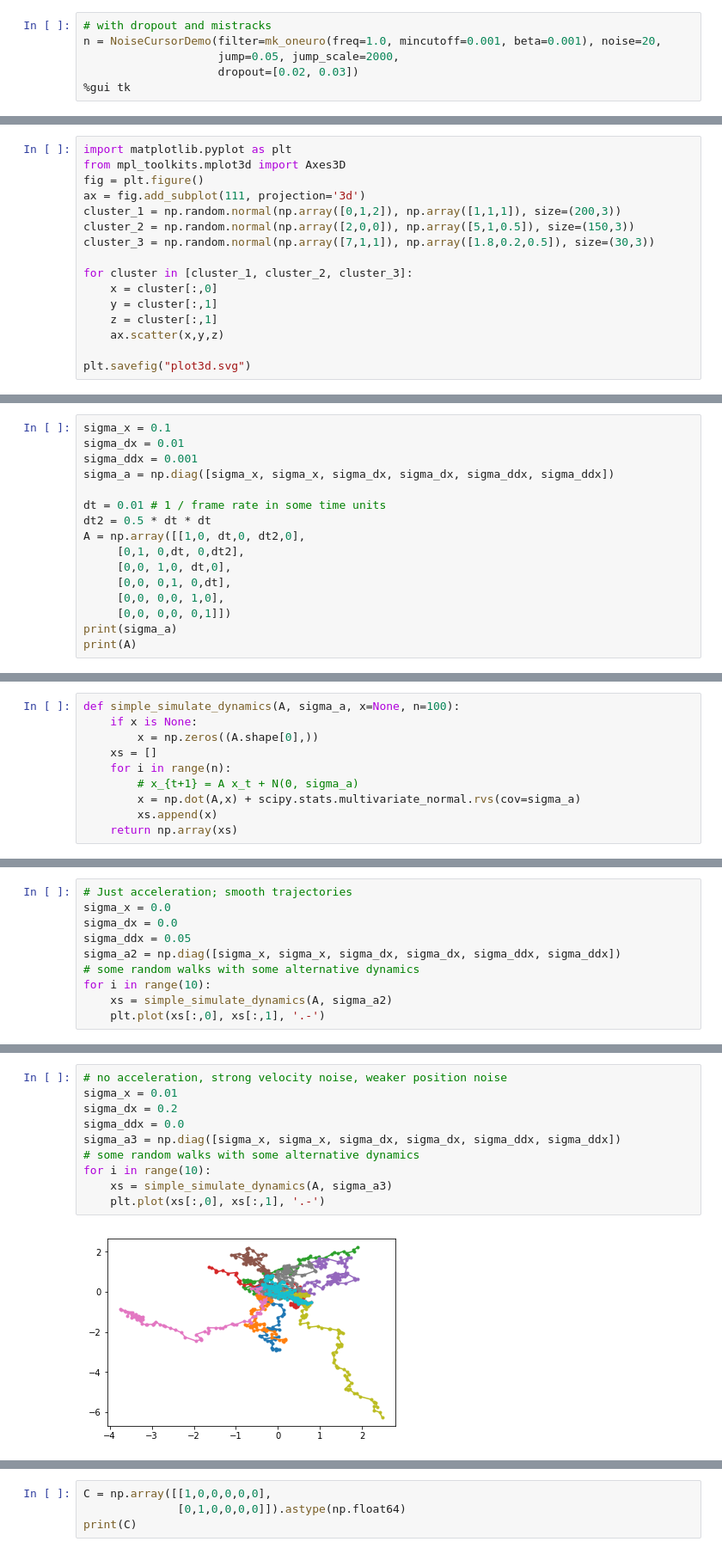
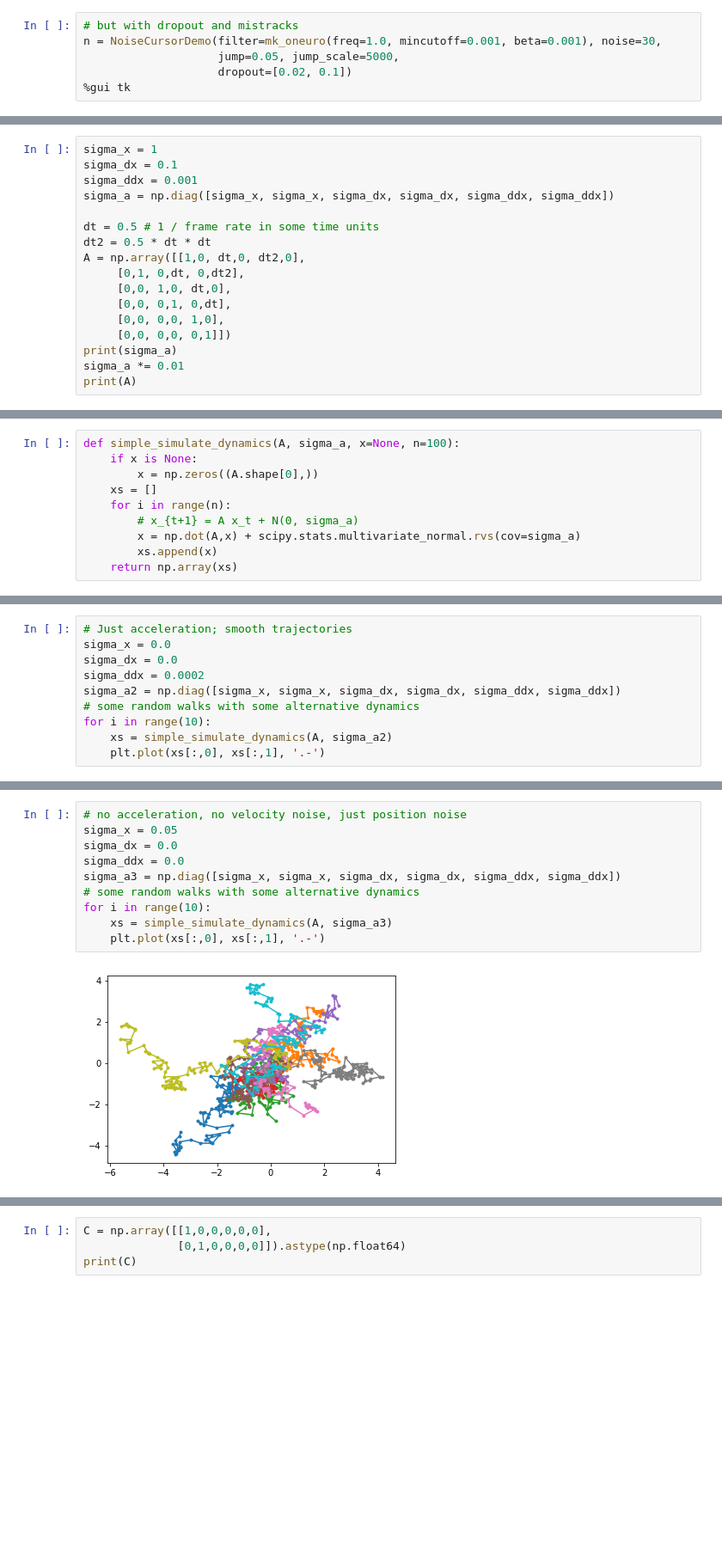
Before and after one commit to johnhw/summerschool2017, a Jupyter notebook: dynamic/dynamic_1.ipynb, the cells around one changed output, grey strips where cells are left out. Shown: that part at 86% size. Saved outputs shown, nothing was run; the diff lists cells and outputs as text; blank space fills up the shorter version.

Commit message:
Improved Kalman filter challenge

```diff
--- a/dynamic/dynamic_1.ipynb
+++ b/dynamic/dynamic_1.ipynb
@@ -251,8 +259,8 @@ Exiting...
 # %%
-# with dropout and mistracks
-n = NoiseCursorDemo(filter=mk_oneuro(freq=1.0, mincutoff=0.001, beta=0.001), noise=20,
-                    jump=0.05, jump_scale=2000,
-                    dropout=[0.02, 0.03])
+# but with dropout and mistracks
+n = NoiseCursorDemo(filter=mk_oneuro(freq=1.0, mincutoff=0.001, beta=0.001), noise=30,
+                    jump=0.05, jump_scale=5000,
+                    dropout=[0.02, 0.1])
 %gui tk
 # %% [output]
 Exiting...
@@ -322,16 +342,0 @@ sigma_plot([[6,0], [1.2,0.4]])
-# %%
-import matplotlib.pyplot as plt
-from mpl_toolkits.mplot3d import Axes3D
-fig = plt.figure()
-ax = fig.add_subplot(111, projection='3d')
-cluster_1 = np.random.normal(np.array([0,1,2]), np.array([1,1,1]), size=(200,3))
-cluster_2 = np.random.normal(np.array([2,0,0]), np.array([5,1,0.5]), size=(150,3))
-cluster_3 = np.random.normal(np.array([7,1,1]), np.array([1.8,0.2,0.5]), size=(30,3))
-
-for cluster in [cluster_1, cluster_2, cluster_3]:
-    x = cluster[:,0]
-    y = cluster[:,1]
-    z = cluster[:,1]
-    ax.scatter(x,y,z)
-
-plt.savefig("plot3d.svg")
@@ -395,12 +407,12 @@ $$X_{t+1} = A{\bf x_t} + N(0,\Sigma_A) $$
 
 We can write this in code:
 # %%
-sigma_x = 0.1
-sigma_dx = 0.01
+sigma_x = 1
+sigma_dx = 0.1
 sigma_ddx = 0.001
 sigma_a = np.diag([sigma_x, sigma_x, sigma_dx, sigma_dx, sigma_ddx, sigma_ddx])
 
-dt = 0.01 # 1 / frame rate in some time units
+dt = 0.5 # 1 / frame rate in some time units
 dt2 = 0.5 * dt * dt
 A = np.array([[1,0, dt,0, dt2,0],
      [0,1, 0,dt, 0,dt2],
@@ -409,5 +421,6 @@ A = np.array([[1,0, dt,0, dt2,0],
      [0,0, 0,0, 1,0],
      [0,0, 0,0, 0,1]])
 print(sigma_a)
+sigma_a *= 0.01
 print(A)
 # %% [output]
@@ -452,7 +460,7 @@ We can postulate alternative dynamics, and observe the effect
 # Just acceleration; smooth trajectories
 sigma_x = 0.0
 sigma_dx = 0.0
-sigma_ddx = 0.05
+sigma_ddx = 0.0002
 sigma_a2 = np.diag([sigma_x, sigma_x, sigma_dx, sigma_dx, sigma_ddx, sigma_ddx])
 # some random walks with some alternative dynamics
 for i in range(10):
@@ -463,14 +471,14 @@ for i in range(10):
 # %%
-# no acceleration, strong velocity noise, weaker position noise
-sigma_x = 0.01
-sigma_dx = 0.2
+# no acceleration, no velocity noise, just position noise
+sigma_x = 0.05
+sigma_dx = 0.0
 sigma_ddx = 0.0
 sigma_a3 = np.diag([sigma_x, sigma_x, sigma_dx, sigma_dx, sigma_ddx, sigma_ddx])
 # some random walks with some alternative dynamics
 for i in range(10):
     xs = simple_simulate_dynamics(A, sigma_a3)
     plt.plot(xs[:,0], xs[:,1], '.-')
 # %% [output]
-[figure, old version]
+[figure, new version]
 # %% [markdown]
 ## Observations
```
Also changed, not shown: parts of 43 cells of this notebook, 3 other files.
